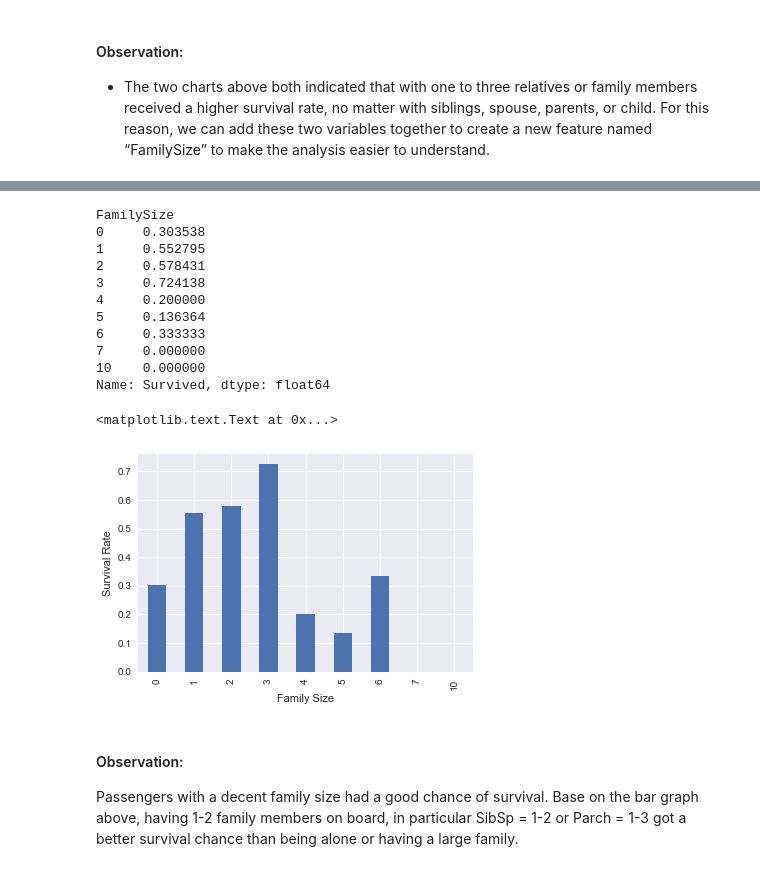
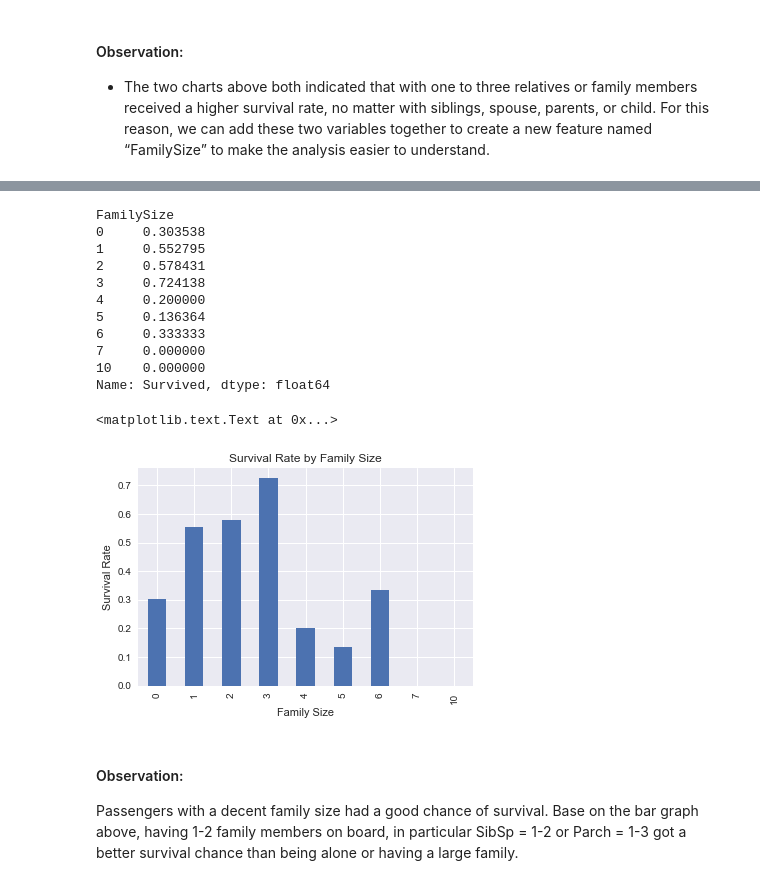
Before and after one commit to freena22/Udacity-Data-Analysis-Nanodegree, a Jupyter notebook: 07_P2_Investigate_Titanic_Dataset.ipynb, the cells around one changed output, grey strips where cells are left out. Drawn from its saved outputs; the diff is of its cells as text; code cells hidden in the pictures.

```diff
--- a/07_P2_Investigate_Titanic_Dataset.ipynb
+++ b/07_P2_Investigate_Titanic_Dataset.ipynb
@@ -194,6 +176,7 @@ Thus, in the following analysis, I will only focus on other seven independent va
 # %% [markdown]
 ### (1) Overall Survival Rate
 # %%
+titanic = pd.read_csv('titanic-data.csv')
 survived_rate=float(titanic['Survived'].sum())/titanic['Survived'].count()
 # add the float() to see the exact number
 
@@ -348,24 +326,25 @@ titanic.head(2)
 # %%
 FamilySize_survived_rate = survived_rate('FamilySize')
 print(FamilySize_survived_rate)
 
 FamilySize_survived_rate.plot(kind='bar')
 plt.xlabel('Family Size')
 plt.ylabel('Survival Rate')
+plt.title('Survival Rate by Family Size')
 # %% [output]
 FamilySize
 0     0.303538
 1     0.552795
 2     0.578431
 3     0.724138
 4     0.200000
 5     0.136364
 6     0.333333
 7     0.000000
 10    0.000000
 Name: Survived, dtype: float64
 <matplotlib.text.Text at 0x...>
-[figure, old version]
+[figure, new version]
 # %% [markdown]
 #### Observation:
 
```
Also changed, not shown: parts of 18 cells of this notebook.
